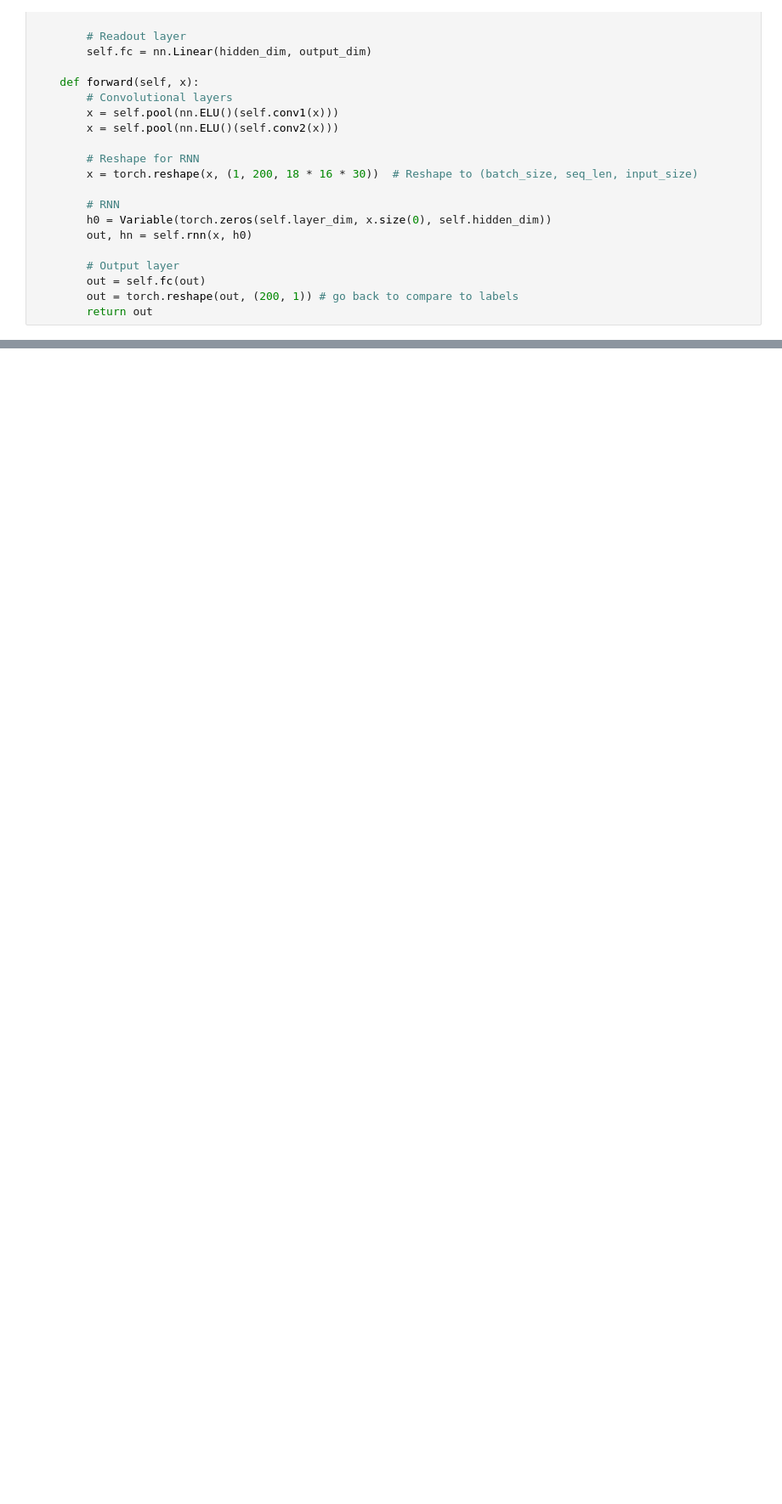
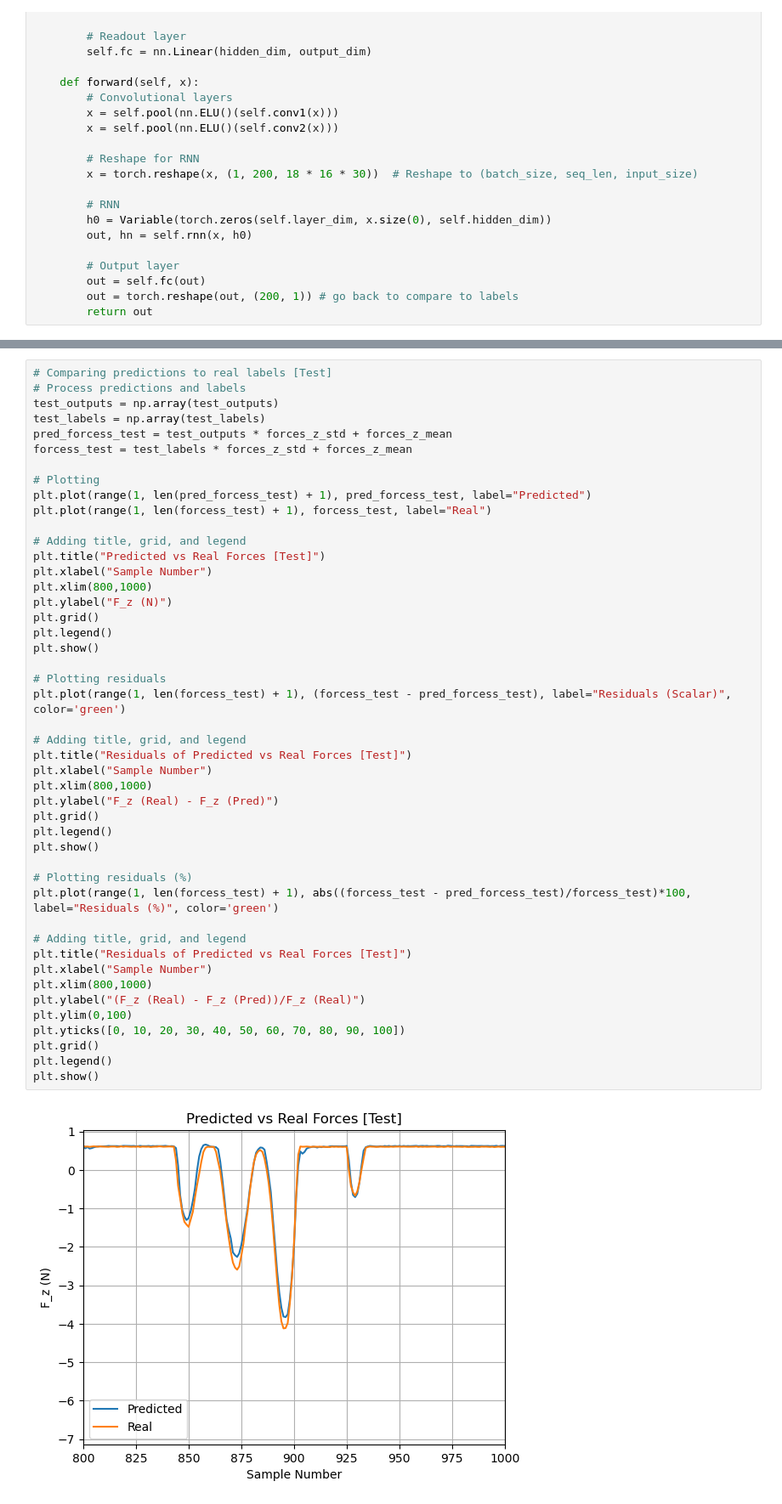
Before and after one commit to SoftSensing/VBSS, a Jupyter notebook: CNN-RNN-Skeleton-Implem.ipynb, the cells around one changed output, grey strips where cells are left out. Shown: that part at 85% size. Saved outputs shown, nothing was run; the diff lists cells and outputs as text; blank space fills up the shorter version.

```diff
--- a/CNN-RNN-Skeleton-Implem.ipynb
+++ b/CNN-RNN-Skeleton-Implem.ipynb
@@ -370,0 +422,48 @@ plt.show()
+# %%
+# Comparing predictions to real labels [Test]
+# Process predictions and labels
+test_outputs = np.array(test_outputs)
+test_labels = np.array(test_labels)
+pred_forcess_test = test_outputs * forces_z_std + forces_z_mean
+forcess_test = test_labels * forces_z_std + forces_z_mean
+
+# Plotting
+plt.plot(range(1, len(pred_forcess_test) + 1), pred_forcess_test, label="Predicted")
+plt.plot(range(1, len(forcess_test) + 1), forcess_test, label="Real")
+
+# Adding title, grid, and legend
+plt.title("Predicted vs Real Forces [Test]")
+plt.xlabel("Sample Number")
+plt.xlim(800,1000)
+plt.ylabel("F_z (N)")
+plt.grid()
+plt.legend()
+plt.show()
+
+# Plotting residuals
+plt.plot(range(1, len(forcess_test) + 1), (forcess_test - pred_forcess_test), label="Residuals (Scalar)", color='green')
+
+# Adding title, grid, and legend
+plt.title("Residuals of Predicted vs Real Forces [Test]")
+plt.xlabel("Sample Number")
+plt.xlim(800,1000)
+plt.ylabel("F_z (Real) - F_z (Pred)")
+plt.grid()
+plt.legend()
+plt.show()
+
+# Plotting residuals (%)
+plt.plot(range(1, len(forcess_test) + 1), abs((forcess_test - pred_forcess_test)/forcess_test)*100, label="Residuals (%)", color='green')
+
+# Adding title, grid, and legend
+plt.title("Residuals of Predicted vs Real Forces [Test]")
+plt.xlabel("Sample Number")
+plt.xlim(800,1000)
+plt.ylabel("(F_z (Real) - F_z (Pred))/F_z (Real)")
+plt.ylim(0,100)
+plt.yticks([0, 10, 20, 30, 40, 50, 60, 70, 80, 90, 100])
+plt.grid()
+plt.legend()
+plt.show()
+# %% [output]
+[figure, added]
```
Also changed, not shown: parts of 8 cells of this notebook, 2 other files.
